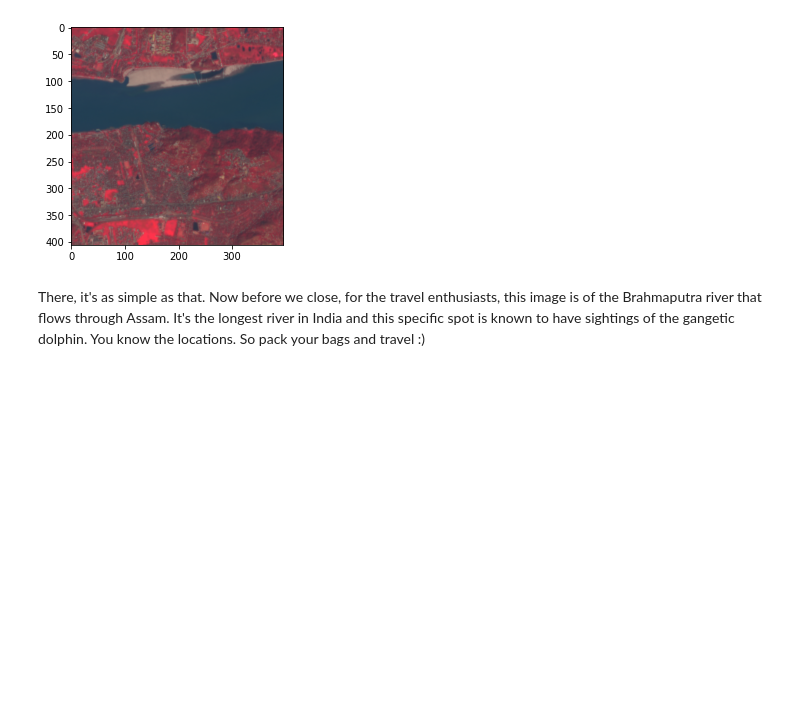
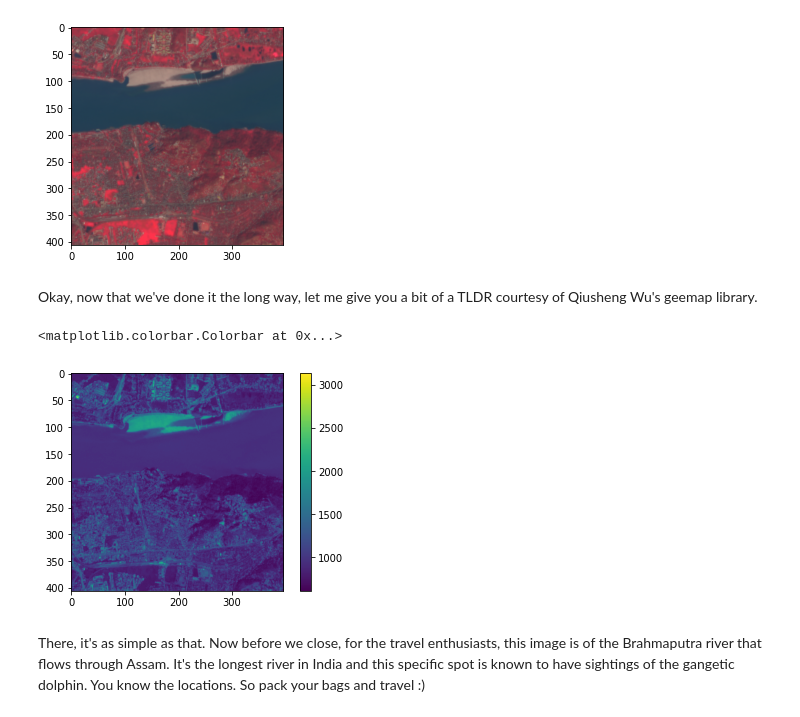
Before and after one commit to RituAnilkumar/EarthEngine, a Jupyter notebook: Exercise3_EarthEngine_to_numpy.ipynb, the cells around one changed output. Cells and saved outputs as stored; diff of their text form; code cells hidden in the pictures; blank space fills up the shorter version.

```diff
--- a/Exercise3_EarthEngine_to_numpy.ipynb
+++ b/Exercise3_EarthEngine_to_numpy.ipynb
@@ -83,5 +83,19 @@ plt.imshow(FCCim)
 Clipping input data to the valid range for imshow with RGB data ([0..1] for floats or [0..255] for integers).
 <matplotlib.image.AxesImage at 0x...>
 [figure]
+# %% [markdown]
+Okay, now that we've done it the long way, let me give you a bit of a TLDR courtesy of Qiusheng Wu's geemap library.
+# %%
+# Uncomment if geemap isn't installed
+#!pip install geemap
+import geemap
+image=geemap.ee_to_numpy(ee_object=im,region=loc) # Tada!
+
+# Plotting in greyscale
+plt.imshow(image[:,:,3],cmap=plt.cm.viridis)
+plt.colorbar()
+# %% [output]
+<matplotlib.colorbar.Colorbar at 0x...>
+[figure, added]
 # %% [markdown]
 There, it's as simple as that. Now before we close, for the travel enthusiasts, this image is of the Brahmaputra river that flows through Assam. It's the longest river in India and this specific spot is known to have sightings of the gangetic dolphin. You know the locations. So pack your bags and travel :)
```
Also changed, not shown: parts of 2 cells of this notebook.
